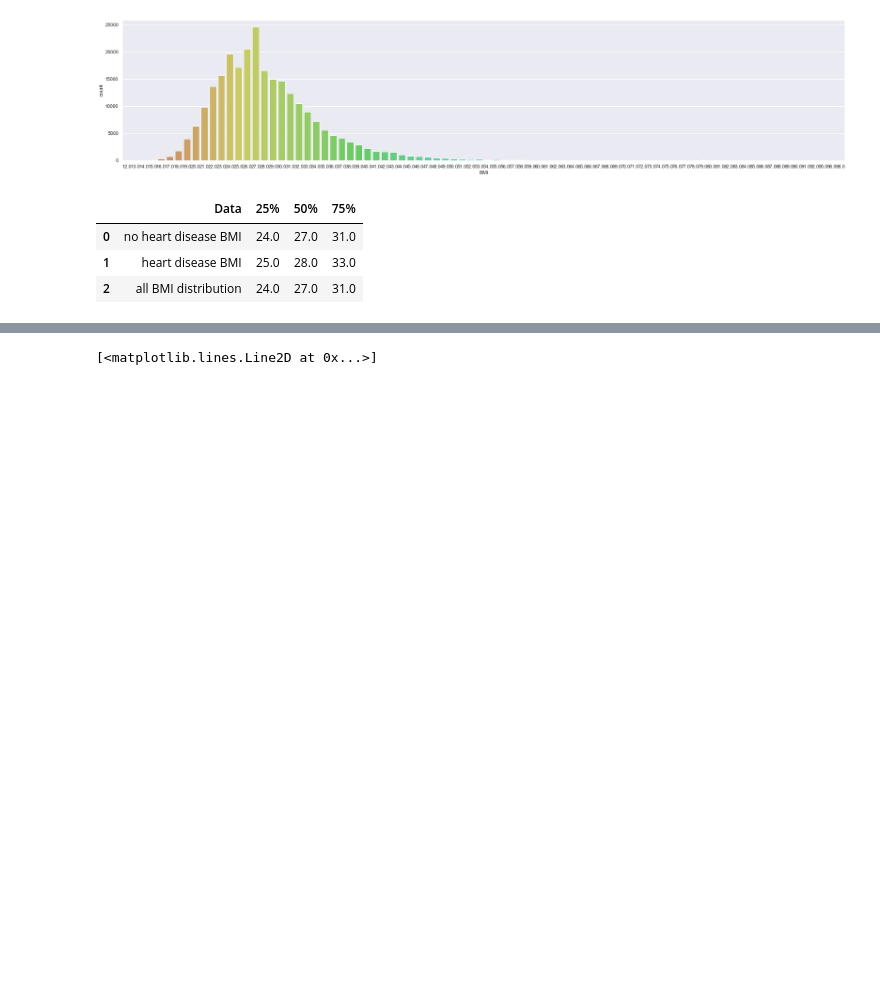
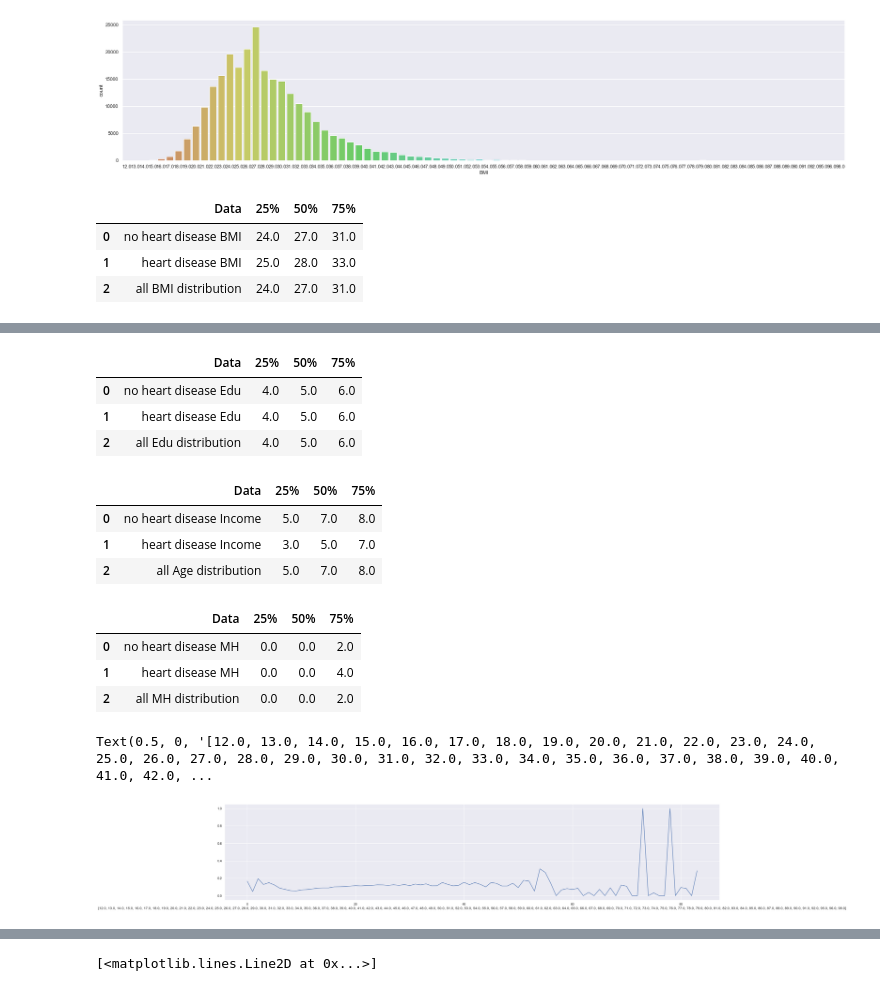
Before and after one commit to LouiseLi7/STA160-group-project, a Jupyter notebook: Midterm Project - STA 160 (Feature Selection Version).ipynb, the cells around one changed output, grey strips where cells are left out. Saved outputs shown, nothing was run; the diff lists cells and outputs as text; code cells hidden in the pictures; blank space fills up the shorter version.

```diff
--- a/Midterm Project - STA 160 (Feature Selection Version).ipynb
+++ b/Midterm Project - STA 160 (Feature Selection Version).ipynb
@@ -107,0 +162,66 @@ BMI_h_d_quantile
+# %%
+# Education quantile table
+E_h_d_quantile = pd.DataFrame({'Data':['no heart disease Edu','heart disease Edu','all Edu distribution'],
+                                '25%':[np.quantile(hd_data[hd_data['HeartDiseaseorAttack']==0]['Education'],0.25),
+                                      np.quantile(hd_data[hd_data['HeartDiseaseorAttack']==1]['Education'],0.25),
+                                      np.quantile(hd_data['Education'],0.25)],
+                                '50%':[np.quantile(hd_data[hd_data['HeartDiseaseorAttack']==0]['Education'],0.5),
+                                      np.quantile(hd_data[hd_data['HeartDiseaseorAttack']==1]['Education'],0.5),
+                                      np.quantile(hd_data['Education'],0.5)],
+                                '75%':[np.quantile(hd_data[hd_data['HeartDiseaseorAttack']==0]['Education'],0.75),
+                                      np.quantile(hd_data[hd_data['HeartDiseaseorAttack']==1]['Education'],0.75),
+                                      np.quantile(hd_data['Education'],0.75)]})
+E_h_d_quantile
+# %% [output]
+|  | Data | 25% | 50% | 75% |
+| 0 | no heart disease Edu | 4.0 | 5.0 | 6.0 |
+| 1 | heart disease Edu | 4.0 | 5.0 | 6.0 |
+| 2 | all Edu distribution | 4.0 | 5.0 | 6.0 |
+# %%
+# Income quantile table
+I_h_d_quantile = pd.DataFrame({'Data':['no heart disease Income','heart disease Income','all Age distribution'],
+                                '25%':[np.quantile(hd_data[hd_data['HeartDiseaseorAttack']==0]['Income'],0.25),
+                                      np.quantile(hd_data[hd_data['HeartDiseaseorAttack']==1]['Income'],0.25),
+                                      np.quantile(hd_data['Income'],0.25)],
+                                '50%':[np.quantile(hd_data[hd_data['HeartDiseaseorAttack']==0]['Income'],0.5),
+                                      np.quantile(hd_data[hd_data['HeartDiseaseorAttack']==1]['Income'],0.5),
+                                      np.quantile(hd_data['Income'],0.5)],
+                                '75%':[np.quantile(hd_data[hd_data['HeartDiseaseorAttack']==0]['Income'],0.75),
+                                      np.quantile(hd_data[hd_data['HeartDiseaseorAttack']==1]['Income'],0.75),
+                                      np.quantile(hd_data['Income'],0.75)]})
+I_h_d_quantile
+# %% [output]
+|  | Data | 25% | 50% | 75% |
+| 0 | no heart disease Income | 5.0 | 7.0 | 8.0 |
+| 1 | heart disease Income | 3.0 | 5.0 | 7.0 |
+| 2 | all Age distribution | 5.0 | 7.0 | 8.0 |
+# %%
+# mental health quantile table
+M_h_d_quantile = pd.DataFrame({'Data':['no heart disease MH','heart disease MH','all MH distribution'],
+                                '25%':[np.quantile(hd_data[hd_data['HeartDiseaseorAttack']==0]['MentHlth'],0.25),
+                                      np.quantile(hd_data[hd_data['HeartDiseaseorAttack']==1]['MentHlth'],0.25),
+                                      np.quantile(hd_data['MentHlth'],0.25)],
+                                '50%':[np.quantile(hd_data[hd_data['HeartDiseaseorAttack']==0]['MentHlth'],0.5),
+                                      np.quantile(hd_data[hd_data['HeartDiseaseorAttack']==1]['MentHlth'],0.5),
+                                      np.quantile(hd_data['MentHlth'],0.5)],
+                                '75%':[np.quantile(hd_data[hd_data['HeartDiseaseorAttack']==0]['MentHlth'],0.75),
+                                      np.quantile(hd_data[hd_data['HeartDiseaseorAttack']==1]['MentHlth'],0.75),
+                                      np.quantile(hd_data['MentHlth'],0.75)]})
+M_h_d_quantile
+# %% [output]
+|  | Data | 25% | 50% | 75% |
+| 0 | no heart disease MH | 0.0 | 0.0 | 2.0 |
+| 1 | heart disease MH | 0.0 | 0.0 | 4.0 |
+| 2 | all MH distribution | 0.0 | 0.0 | 2.0 |
+# %%
+# BMI ratio plot
+bmi_ratio = []
+BMI_list = sorted(hd_data['BMI'].unique())
+for i in BMI_list:
+    value = sum(hd_data[hd_data['HeartDiseaseorAttack']==1]['BMI']==i)/sum(hd_data['BMI']==i)
+    bmi_ratio.append(value)
+plt.plot(bmi_ratio)
+plt.xlabel(BMI_list)
+# %% [output]
+Text(0.5, 0, '[12.0, 13.0, 14.0, 15.0, 16.0, 17.0, 18.0, 19.0, 20.0, 21.0, 22.0, 23.0, 24.0, 25.0, 26.0, 27.0, 28.0, 29.0, 30.0, 31.0, 32.0, 33.0, 34.0, 35.0, 36.0, 37.0, 38.0, 39.0, 40.0, 41.0, 42.0, ...
+[figure, added]
```
Also changed, not shown: parts of 21 cells of this notebook.
